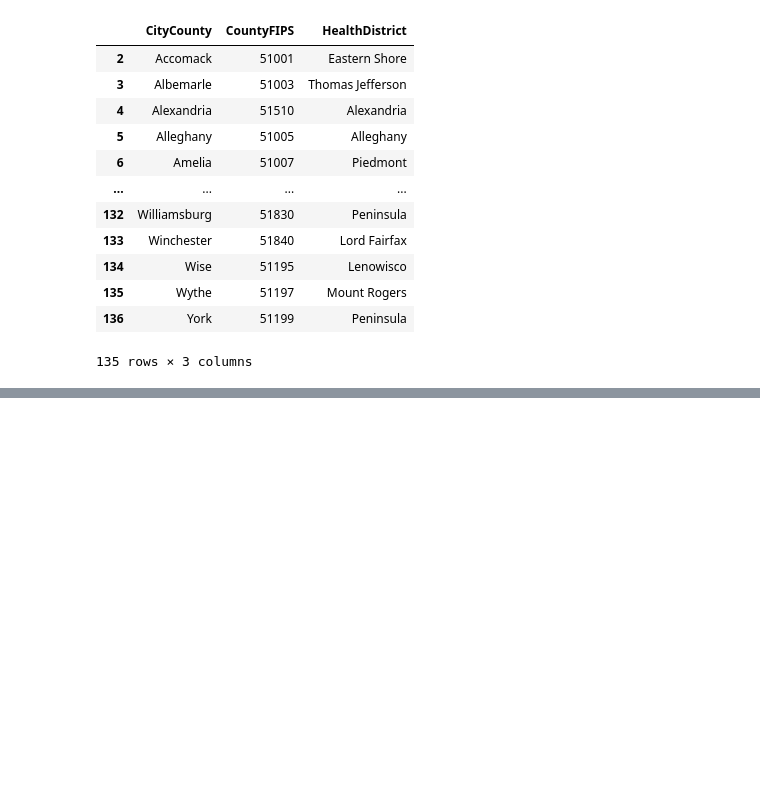
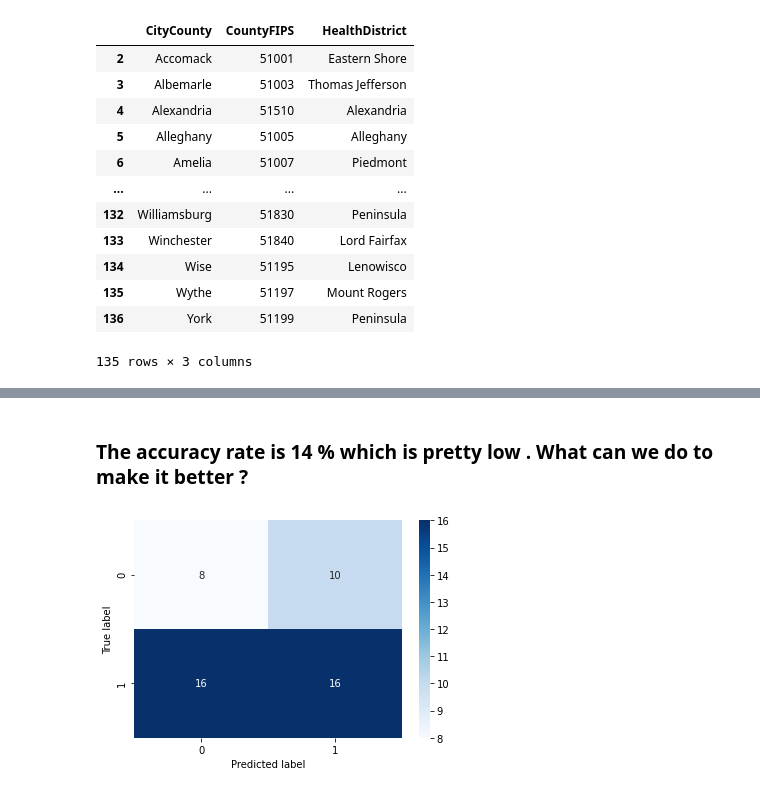
Before and after one commit to connorpepin/CMDA-Capstone, a Jupyter notebook: VDH.ipynb, the cells around one changed output, grey strips where cells are left out. Saved outputs shown, nothing was run; the diff lists cells and outputs as text; code cells hidden in the pictures; blank space fills up the shorter version.

```diff
--- a/VDH.ipynb
+++ b/VDH.ipynb
@@ -144,0 +162,26 @@ merged
+# %% [markdown]
+### The accuracy rate is 14 % which is pretty low . What can we do to make it better ?
+# %%
+import matplotlib.pyplot as plt
+import seaborn as sns
+from sklearn.metrics import confusion_matrix
+
+# Create some data and fit a KNN classifier
+X_train = np.random.randn(100, 2)
+y_train = np.random.randint(0, 2, 100)
+X_test = np.random.randn(50, 2)
+y_test = np.random.randint(0, 2, 50)
+clf = KNeighborsClassifier(n_neighbors=3)
+clf.fit(X_train, y_train)
+
+# Compute the confusion matrix on the test set
+y_pred = clf.predict(X_test)
+cm = confusion_matrix(y_test, y_pred)
+
+# Plot the confusion matrix as a heatmap
+sns.heatmap(cm, annot=True, cmap=plt.cm.Blues)
+plt.xlabel('Predicted label')
+plt.ylabel('True label')
+plt.show()
+# %% [output]
+[figure, added]
```
Also changed, not shown: parts of 32 cells of this notebook.
